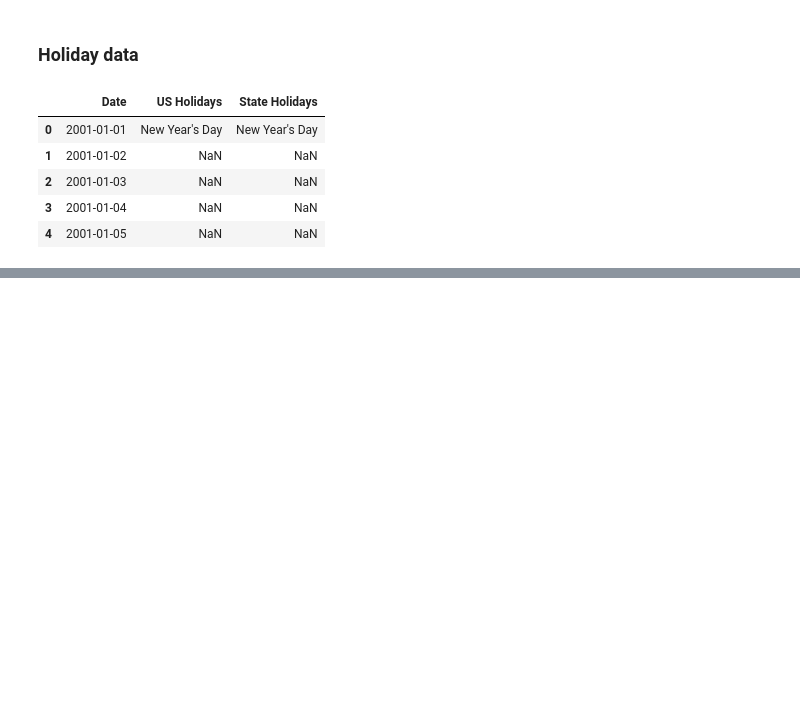
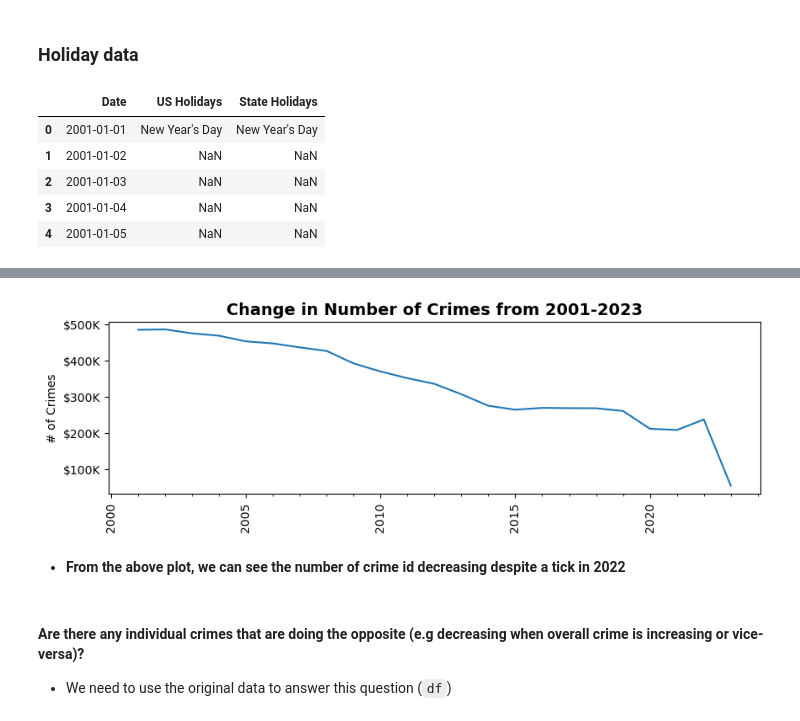
Before and after one commit to jiashenyue/chicago-crime-data, a Jupyter notebook: part-1.2-answer-questions-use-chicago-crime-data.ipynb, the cells around one changed output, grey strips where cells are left out. Cells and saved outputs as stored; diff of their text form; code cells hidden in the pictures; blank space fills up the shorter version.

Commit message:
finished notebook to answer stakeholder questions

```diff
--- a/part-1.2-answer-questions-use-chicago-crime-data.ipynb
+++ b/part-1.2-answer-questions-use-chicago-crime-data.ipynb
@@ -167,0 +167,3 @@ array([ 1,  2,  3,  4,  5,  6,  7,  8,  9, 10, 11, 12])
+# %%
+# set index as Date
+df_daycount = df_daycount.set_index('Date')
@@ -167,0 +250,8 @@ array([ 1,  2,  3,  4,  5,  6,  7,  8,  9, 10, 11, 12])
+# %%
+# resample the data to year
+crime_by_year = df_daycount.resample('AS')['Count'].sum().reset_index()
+crime_by_year['Date'] = pd.to_datetime(crime_by_year['Date'])
+# crime_by_year['Year'] = crime_by_year['Date'].dt.year
+# crime_by_year = crime_by_year.drop(columns='Date')
+crime_by_year = crime_by_year.set_index('Date')
+crime_by_year
@@ -167,0 +277,29 @@ array([ 1,  2,  3,  4,  5,  6,  7,  8,  9, 10, 11, 12])
+# %%
+# create tick locators and formatters
+loc_5year = mdates.YearLocator(5)
+fmt_year = mdates.DateFormatter("%Y")
+loc_year = mdates.YearLocator(1)
+# %%
+# function for formatting money in thousands
+def thousands(x, pos):
+    xk = x/1000
+    return f"${xk:,.0f}K"
+str_fmt = mticks.FuncFormatter(thousands)
+# %%
+plt.rcParams['figure.figsize'] = (10,3)
+fig, ax = plt.subplots()
+ax.plot(crime_by_year.index, crime_by_year.values)
+
+ax.set_title('Change in Number of Crimes from 2001-2023', fontsize=14, weight = 'bold')
+ax.set_ylabel('# of Crimes')
+
+ax.xaxis.set_major_locator(loc_5year)
+ax.xaxis.set_major_formatter(fmt_year)
+ax.xaxis.set_minor_locator(loc_year)
+
+ax.yaxis.set_major_formatter(str_fmt)
+
+fig = ax.get_figure()
+fig.autofmt_xdate(rotation = 90, ha = 'center')
+# %% [output]
+[figure, added]
@@ -167,0 +310,6 @@ array([ 1,  2,  3,  4,  5,  6,  7,  8,  9, 10, 11, 12])
+# %% [markdown]
+- **From the above plot, we can see the number of crime id decreasing despite a tick in 2022**
+# %% [markdown]
+#### Are there any individual crimes that are doing the opposite (e.g decreasing when overall crime is increasing or vice-versa)?
+
+- We need to use the original data to answer this question (`df`)
```
Also changed, not shown: parts of 62 cells of this notebook, 7 other files.
